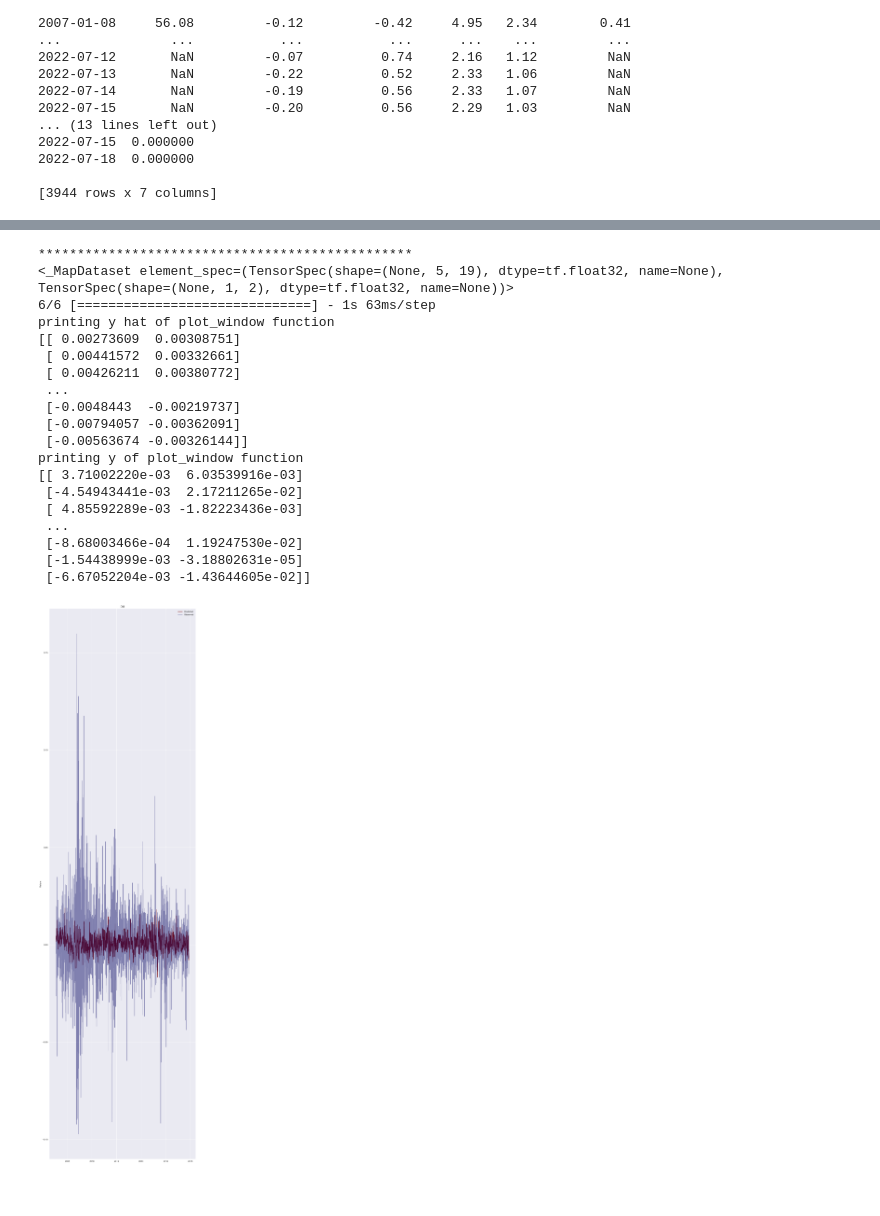
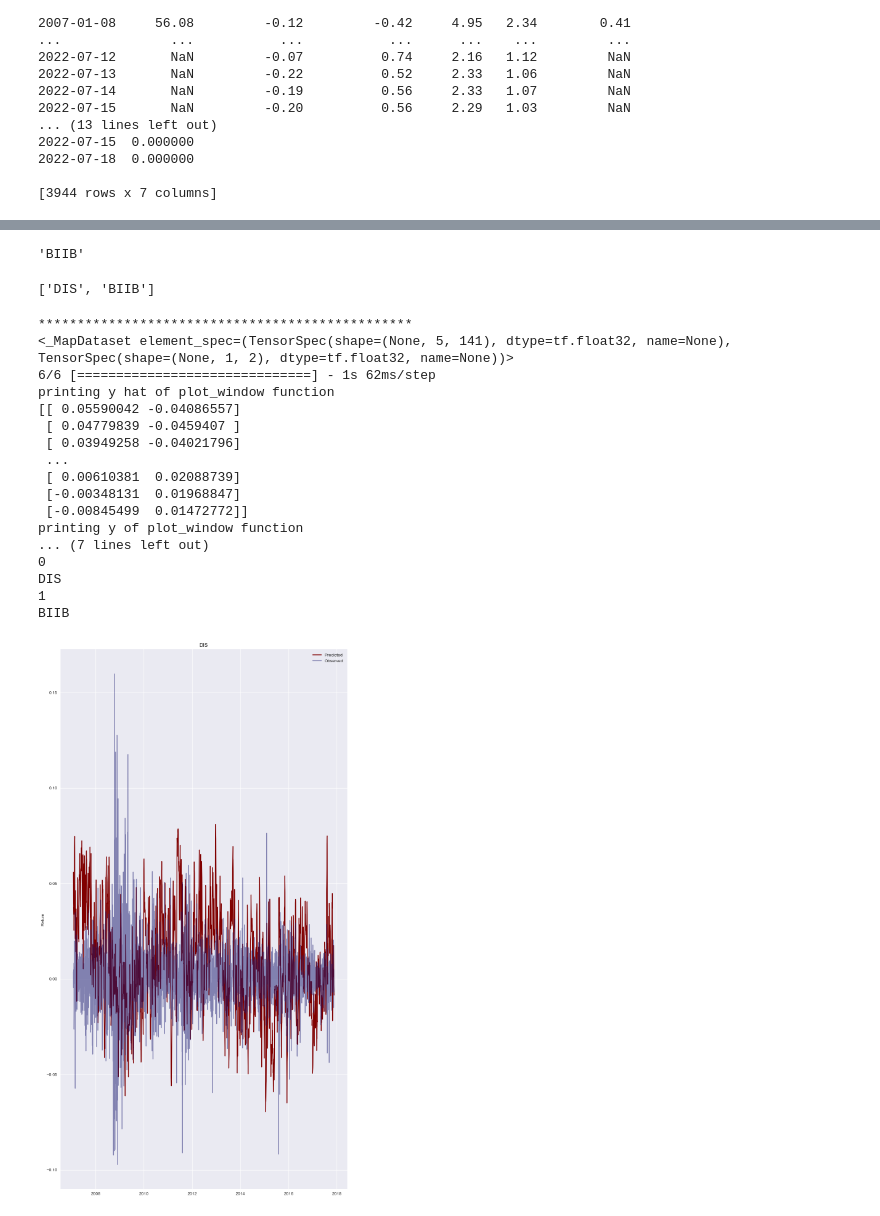
Before and after one commit to inderkaur19/Portfolio_management, a Jupyter notebook: Portfolio_Management_V6.ipynb, the cells around one changed output, grey strips where cells are left out. Drawn from its saved outputs; the diff is of its cells as text; code cells hidden in the pictures.

```diff
--- a/Portfolio_Management_V6.ipynb
+++ b/Portfolio_Management_V6.ipynb
@@ -363,7 +392,11 @@ from sklearn.ensemble import RandomForestRegressor
 def check_var_importance(df,ticker):
     # Separate features (X) and target (y)
     # AAPL_df.drop(columns=["AAPL_cr"],inplace=True)
-    df= df.dropna()
+    df.ffill(inplace=True)
+    df.bfill(inplace=True)
+    print("**************************")
+#     print(df.isnull())
+
     X = df  # Use relevant columns
     y = df[ticker+'_close']  # Target variable is 'Close'
 
@@ -406,6 +439,7 @@ feat_importance_all=pd.DataFrame()
 for ticker in tickers:
 
     matching_columns = [col for col in final_df2.columns if ticker in col]
+#     print(matching_columns)
 #     matching_columns.append([])
     # # Print matching columns
     # for col in matching_columns:
@@ -418,7 +452,7 @@ for ticker in tickers:
 feat_importance_all=feat_importance_all.T.drop_duplicates(keep='first').T
 feat_importance_all["Average_relative_Importance"]=feat_importance_all.iloc[:,1:].mean(axis=1)
 print(feat_importance_all)
-threshold = .01  # Example threshold value
+threshold = 1e-6 # Example threshold value
 
 # Create a boolean mask based on the condition
 mask = feat_importance_all['Average_relative_Importance'] >= threshold
@@ -1145 +1068,5 @@ plt.savefig('eval_vs_lr.jpg', dpi=300, bbox_inches='tight');
+# %%
+from tensorflow.keras.models import load_model
+
+final_model = load_model('best_model.h5')
 # %%
@@ -1203,6 +1102,6 @@ plt.savefig('lr_vs_loss.jpg', dpi=300, bbox_inches='tight');
 # %%
 def plot_window(tickers,window_dataset,pandas_dataset,window_size,model,
-                figsize=(12,100)):
+                figsize=(12,50)):
     """This function plots the observed returns inside a tf.data.Dataset and
     compares them with the predicted returns of a model.
 
@@ -1241,48 +1140,59 @@ def plot_window(tickers,window_dataset,pandas_dataset,window_size,model,
 
     # Plot the data:
 
-    for ticker in tickers:
-        for n in range(y_hat.shape[1]):
-            plt.figure(figsize=figsize)
-            plt.subplot(y_hat.shape[1],1,n+1)
-            plt.ylabel('Return')
-            plt.plot(plot_index,y_hat[:,n],label='Predicted',color='maroon')
-            plt.plot(plot_index,y[:,n],label='Observed',color='midnightblue',alpha=0.5)
-            plt.title(ticker)
-            plt.legend()
+#     for ticker in tickers:
+#         print("&&&&&&&&&&&&&&&&&&")
+#         print(ticker)
+#         print(y_hat.shape[1])
+    for n in range(y_hat.shape[1]):
+        print(n)
+        print(tickers[n])
+        plt.figure(figsize=figsize)
+        plt.subplot(y_hat.shape[1],1,n+1)
+        plt.ylabel('Return')
+        plt.plot(plot_index,y_hat[:,n],label='Predicted',color='maroon')
+        plt.plot(plot_index,y[:,n],label='Observed',color='midnightblue',alpha=0.5)
+        plt.title(tickers[n])
+        plt.legend()
+# %%
+tickers[1]
+# %% [output]
+'BIIB'
+# %%
+tickers
+# %% [output]
+['DIS', 'BIIB']
 # %%
 ############# Training Results
 # Create new WindowGenerator with the data not shuffled:
 my_window_2 = WindowGenerator(
     input_width=window_size,
     label_width=1,
     shift=1,
     train_df=train_df,
     val_df=val_df,
     test_df=test_df,
     label_columns=label_cols,
     batch_size=batch_size,
     shuffle=False)
 
-plot_window(tickers,my_window_2.train,train_df,window_size,model_1)
+plot_window(tickers,my_window_2.train,train_df,window_size,final_model)
 # %% [output]
 ************************************************
-<_MapDataset element_spec=(TensorSpec(shape=(None, 5, 19), dtype=tf.float32, name=None), TensorSpec(shape=(None, 1, 2), dtype=tf.float32, name=None))>
-6/6 [==============================] - 1s 63ms/step
+<_MapDataset element_spec=(TensorSpec(shape=(None, 5, 141), dtype=tf.float32, name=None), TensorSpec(shape=(None, 1, 2), dtype=tf.float32, name=None))>
+6/6 [==============================] - 1s 62ms/step
 printing y hat of plot_window function
-[[ 0.00273609  0.00308751]
- [ 0.00441572  0.00332661]
- [ 0.00426211  0.00380772]
+[[ 0.05590042 -0.04086557]
+ [ 0.04779839 -0.0459407 ]
+ [ 0.03949258 -0.04021796]
  ...
- [-0.0048443  -0.00219737]
- [-0.00794057 -0.00362091]
- [-0.00563674 -0.00326144]]
+ [ 0.00610381  0.02088739]
+ [-0.00348131  0.01968847]
+ [-0.00845499  0.01472772]]
 printing y of plot_window function
-[[ 3.71002220e-03  6.03539916e-03]
- [-4.54943441e-03  2.17211265e-02]
- [ 4.85592289e-03 -1.82223436e-03]
- ...
- [-8.68003466e-04  1.19247530e-02]
- [-1.54438999e-03 -3.18802631e-05]
- [-6.67052204e-03 -1.43644605e-02]]
+... (7 lines left out)
+0
+DIS
+1
+BIIB
-[figure, old version]
+[figure, new version]
```
Also changed, not shown: parts of 45 cells of this notebook.
